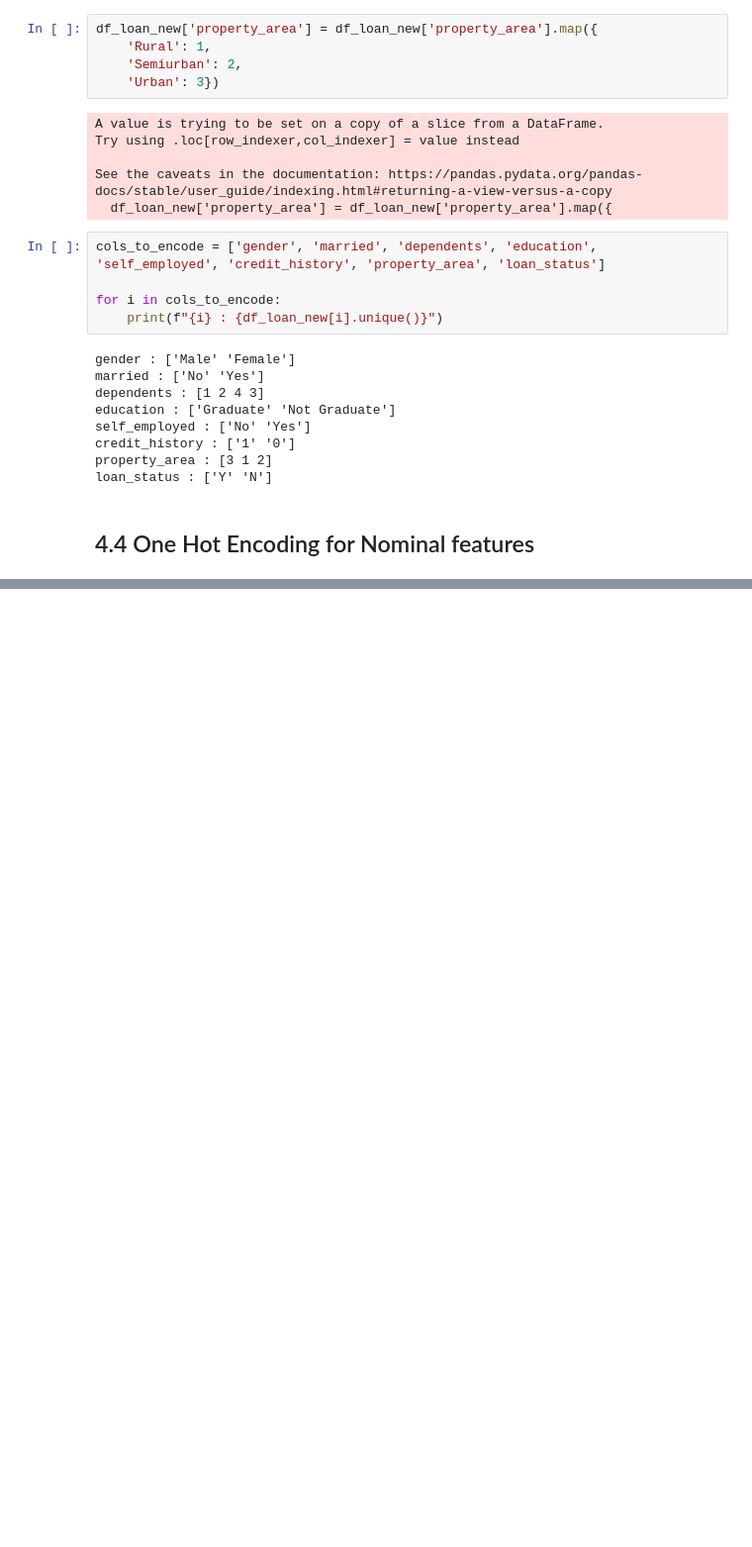
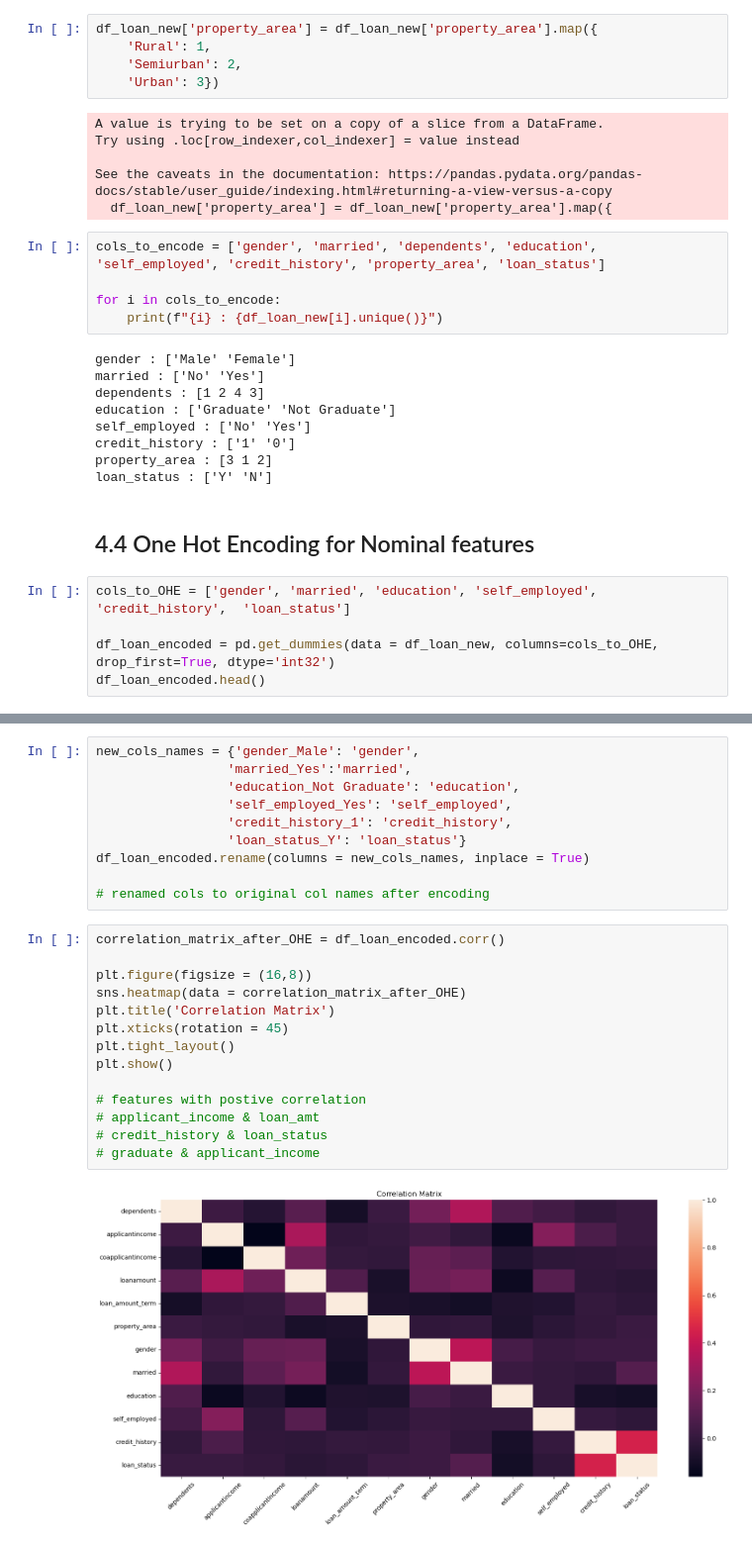
Before and after one commit to ravitejalearnings/DS_ML-Projects, a Jupyter notebook: Credit Default Prediction Classification Model/Loan_Prediction.ipynb, the cells around one changed output, grey strips where cells are left out. Shown at 99% size. Cells and saved outputs as stored; diff of their text form; blank space fills up the shorter version.

```diff
--- a/Credit Default Prediction Classification Model/Loan_Prediction.ipynb
+++ b/Credit Default Prediction Classification Model/Loan_Prediction.ipynb
@@ -681,3 +685,8 @@ property_area : [3 1 2]
 loan_status : ['Y' 'N']
 # %% [markdown]
 ## 4.4 One Hot Encoding for Nominal features
+# %%
+cols_to_OHE = ['gender', 'married', 'education', 'self_employed', 'credit_history',  'loan_status']
+
+df_loan_encoded = pd.get_dummies(data = df_loan_new, columns=cols_to_OHE, drop_first=True, dtype='int32')
+df_loan_encoded.head()
@@ -683,0 +707,26 @@ loan_status : ['Y' 'N']
+# %%
+new_cols_names = {'gender_Male': 'gender',
+                 'married_Yes':'married',
+                 'education_Not Graduate': 'education',
+                 'self_employed_Yes': 'self_employed',
+                 'credit_history_1': 'credit_history',
+                 'loan_status_Y': 'loan_status'}
+df_loan_encoded.rename(columns = new_cols_names, inplace = True)
+
+# renamed cols to original col names after encoding
+# %%
+correlation_matrix_after_OHE = df_loan_encoded.corr()
+
+plt.figure(figsize = (16,8))
+sns.heatmap(data = correlation_matrix_after_OHE)
+plt.title('Correlation Matrix')
+plt.xticks(rotation = 45)
+plt.tight_layout()
+plt.show()
+
+# features with postive correlation
+# applicant_income & loan_amt
+# credit_history & loan_status
+# graduate & applicant_income
+# %% [output]
+[figure, added]
```
Also changed, not shown: parts of 30 cells of this notebook.
